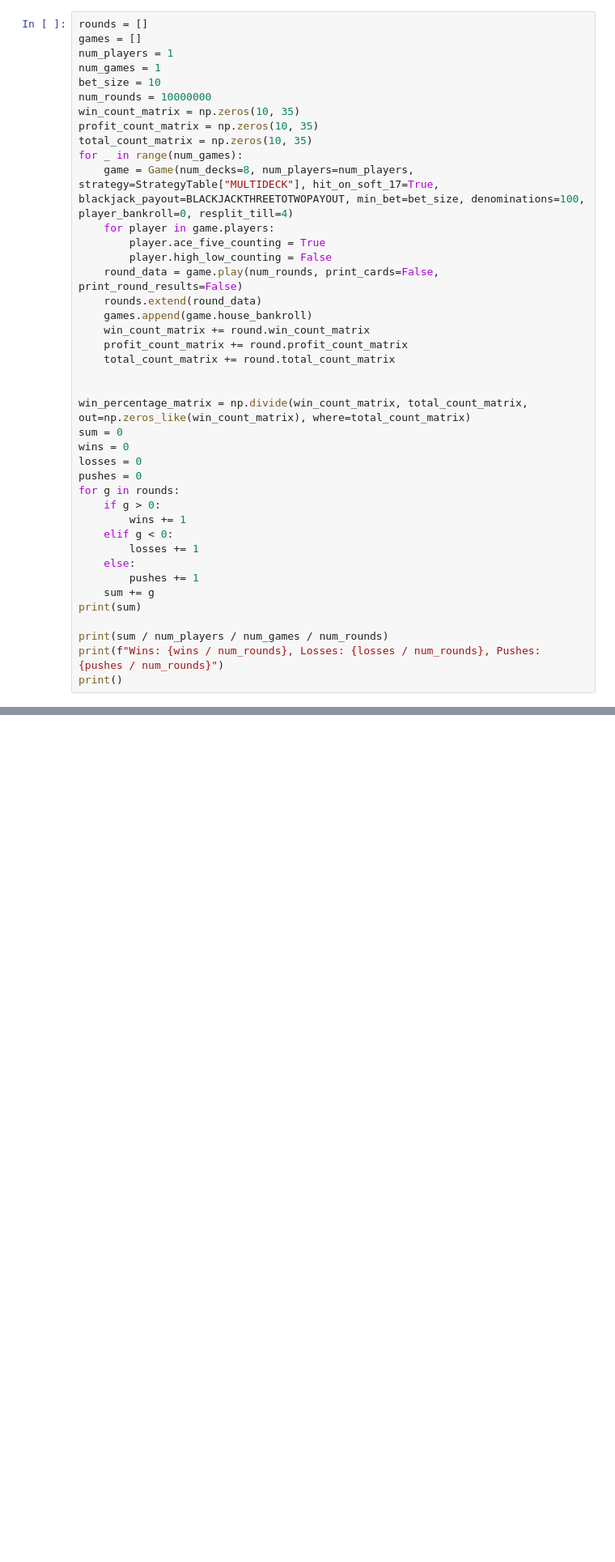
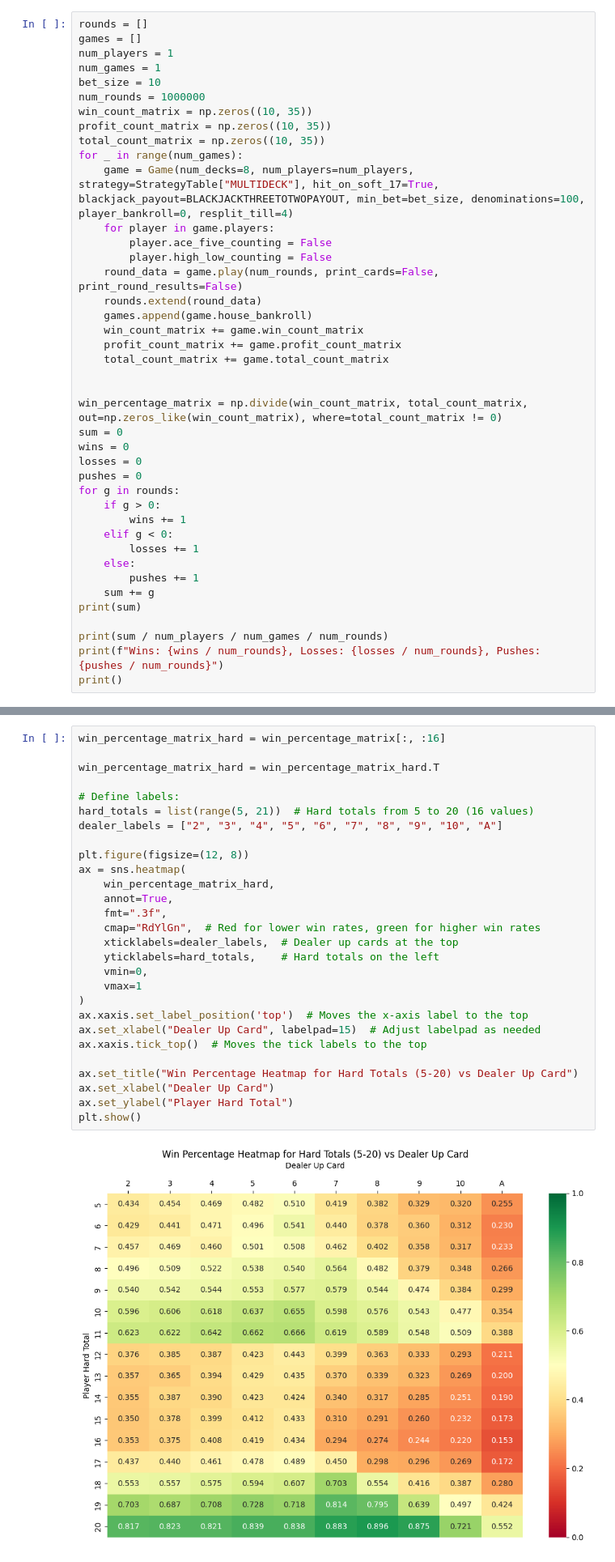
Before and after one commit to rlzhang1310/Blackjack_Simulator, a Jupyter notebook: visualization.ipynb, the cells around one changed output, grey strips where cells are left out. Shown: that part at 81% size. Cells and saved outputs as stored; diff of their text form; blank space fills up the shorter version.

Commit message:
fixed bugs with visualiztion

```diff
--- a/visualization.ipynb
+++ b/visualization.ipynb
@@ -14,24 +14,24 @@ games = []
 num_players = 1
 num_games = 1
 bet_size = 10
-num_rounds = 10000000
-win_count_matrix = np.zeros(10, 35)
-profit_count_matrix = np.zeros(10, 35)
-total_count_matrix = np.zeros(10, 35)
+num_rounds = 1000000
+win_count_matrix = np.zeros((10, 35))
+profit_count_matrix = np.zeros((10, 35))
+total_count_matrix = np.zeros((10, 35))
 for _ in range(num_games):
     game = Game(num_decks=8, num_players=num_players, strategy=StrategyTable["MULTIDECK"], hit_on_soft_17=True, blackjack_payout=BLACKJACKTHREETOTWOPAYOUT, min_bet=bet_size, denominations=100, player_bankroll=0, resplit_till=4)
     for player in game.players:
-        player.ace_five_counting = True
+        player.ace_five_counting = False
         player.high_low_counting = False
     round_data = game.play(num_rounds, print_cards=False, print_round_results=False)
     rounds.extend(round_data)
     games.append(game.house_bankroll)
-    win_count_matrix += round.win_count_matrix
-    profit_count_matrix += round.profit_count_matrix
-    total_count_matrix += round.total_count_matrix
+    win_count_matrix += game.win_count_matrix
+    profit_count_matrix += game.profit_count_matrix
+    total_count_matrix += game.total_count_matrix
 
 
-win_percentage_matrix = np.divide(win_count_matrix, total_count_matrix, out=np.zeros_like(win_count_matrix), where=total_count_matrix)
+win_percentage_matrix = np.divide(win_count_matrix, total_count_matrix, out=np.zeros_like(win_count_matrix), where=total_count_matrix != 0)
 sum = 0
 wins = 0
 losses = 0
@@ -53,0 +61,30 @@ AttributeError: module 'numpy' has no attribute 'zeroes'
+# %%
+win_percentage_matrix_hard = win_percentage_matrix[:, :16]
+
+win_percentage_matrix_hard = win_percentage_matrix_hard.T
+
+# Define labels:
+hard_totals = list(range(5, 21))  # Hard totals from 5 to 20 (16 values)
+dealer_labels = ["2", "3", "4", "5", "6", "7", "8", "9", "10", "A"]
+
+plt.figure(figsize=(12, 8))
+ax = sns.heatmap(
+    win_percentage_matrix_hard,
+    annot=True,
+    fmt=".3f",
+    cmap="RdYlGn",  # Red for lower win rates, green for higher win rates
+    xticklabels=dealer_labels,  # Dealer up cards at the top
+    yticklabels=hard_totals,    # Hard totals on the left
+    vmin=0,
+    vmax=1
+)
+ax.xaxis.set_label_position('top')  # Moves the x-axis label to the top
+ax.set_xlabel("Dealer Up Card", labelpad=15)  # Adjust labelpad as needed
+ax.xaxis.tick_top()  # Moves the tick labels to the top
+
+ax.set_title("Win Percentage Heatmap for Hard Totals (5-20) vs Dealer Up Card")
+ax.set_xlabel("Dealer Up Card")
+ax.set_ylabel("Player Hard Total")
+plt.show()
+# %% [output]
+[figure, added]
```
Also changed, not shown: parts of 3 cells of this notebook, 4 other files.
